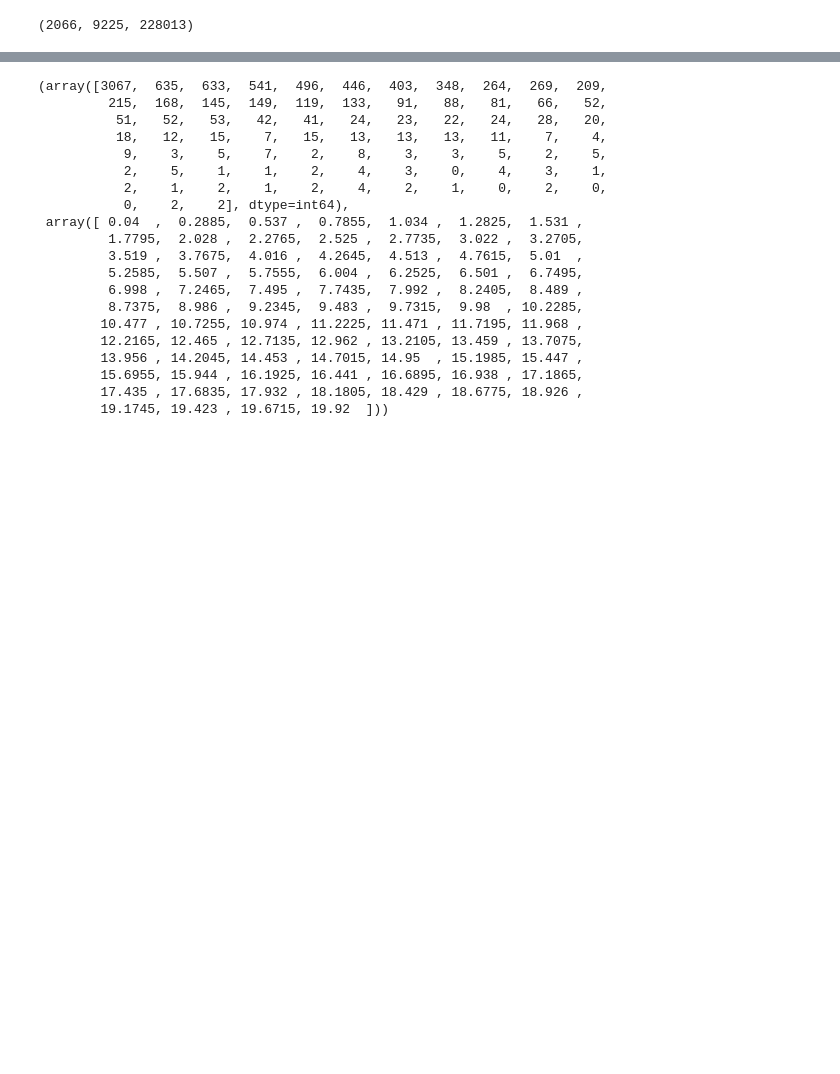
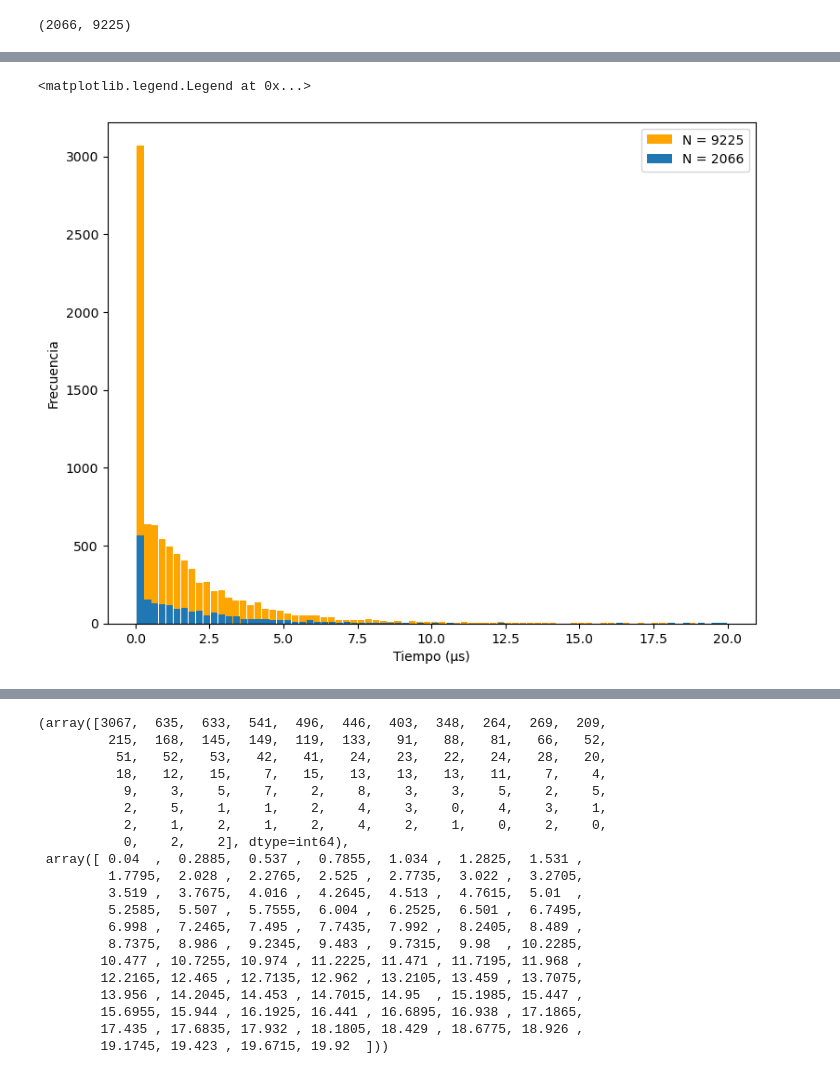
Before and after one commit to QuantumPower4/LabIntermedio2024-2, a Jupyter notebook: Muones/Muones_data.ipynb, the cells around one changed output, grey strips where cells are left out. Saved outputs shown, nothing was run; the diff lists cells and outputs as text; code cells hidden in the pictures; blank space fills up the shorter version.

```diff
--- a/Muones/Muones_data.ipynb
+++ b/Muones/Muones_data.ipynb
@@ -34,16 +35,19 @@ times_rawdata3 = DataFrame3["time_rawdata"]/1000
 # %%
-len(times_rawdata1), len(times_rawdata2), len(times_rawdata3)
+len(times_rawdata1), len(times_rawdata2)
 # %% [output]
-(2066, 9225, 228013)
+(2066, 9225)
+# %%
+bins = 80
 # %%
-fig, ax = plt.subplots(2,1, figsize=(5,5))
+fig, ax = plt.subplots(1,1, figsize=(9,7))
 
-ax[0].hist(times_rawdata1, bins=80,label="N = 2066")
-ax[1].hist(times_rawdata2, bins=80,label="N = 9225", color="orange")
-#plt.ylabel("Frecuencia")
-plt.xlabel("Tiempo (μs)")
-ax[0].legend()
-ax[1].legend()
-fig.text(0.0001, 0.5, 'Frecuencia', va='center', rotation='vertical')
-plt.show()
+ax.hist(times_rawdata2, bins=bins,label="N = 9225", color="orange", zorder=2, rwidth=0.9)
+ax.hist(times_rawdata1, bins=bins,label="N = 2066", zorder=2, rwidth=0.9)
+ax.set_xlabel("Tiempo (μs)")
+ax.set_xlabel("Tiempo (μs)")
+
+ax.set_ylabel("Frecuencia")
+ax.set_ylabel("Frecuencia")
+ax.legend()
+ax.legend()
 # %% [output]
@@ -52 +54,3 @@ plt.show()
+<matplotlib.legend.Legend at 0x...>
+[figure, added]
 # %%
```
Also changed, not shown: parts of 24 cells of this notebook, 3 other files.
